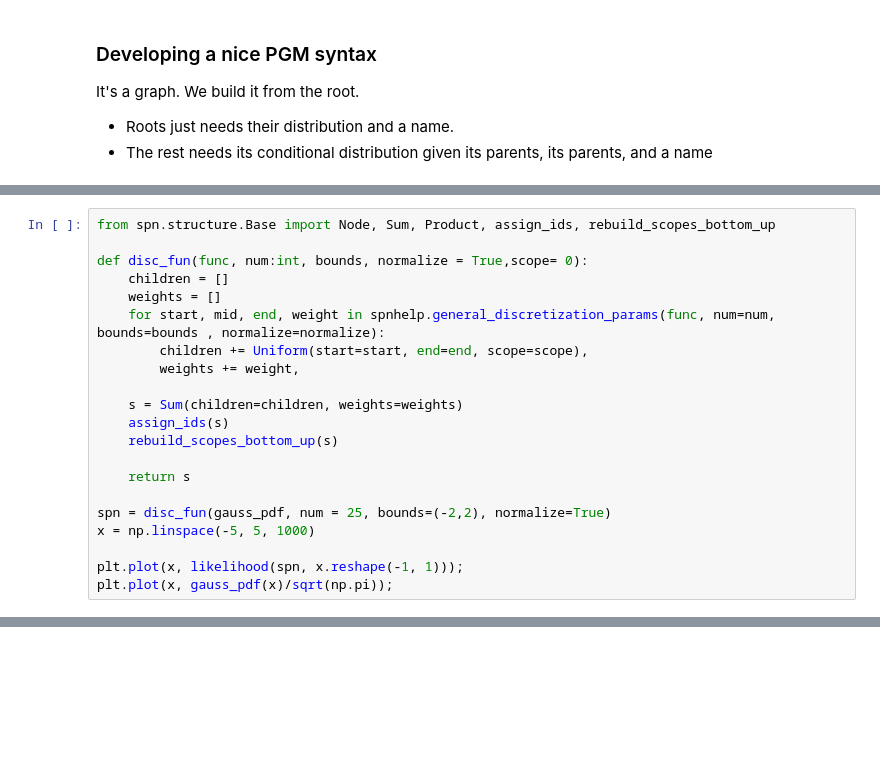
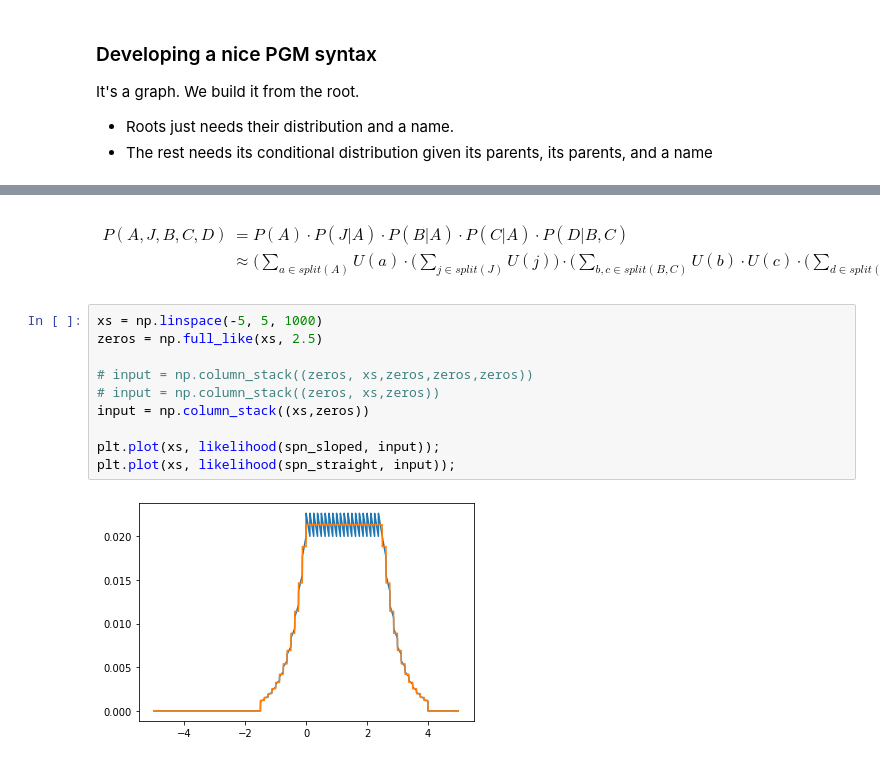
Before and after one commit to Whatisthisname/bayesian_network_to_spn, a Jupyter notebook: nb_pgm_generic_tests.ipynb, the cells around one changed output, grey strips where cells are left out. Saved outputs shown, nothing was run; the diff lists cells and outputs as text; blank space fills up the shorter version.

```diff
--- a/nb_pgm_generic_tests.ipynb
+++ b/nb_pgm_generic_tests.ipynb
@@ -58,21 +35,0 @@ S []
-# %%
-from spn.structure.Base import Node, Sum, Product, assign_ids, rebuild_scopes_bottom_up
-
-def disc_fun(func, num:int, bounds, normalize = True,scope= 0):
-    children = []
-    weights = []
-    for start, mid, end, weight in spnhelp.general_discretization_params(func, num=num, bounds=bounds , normalize=normalize):
-        children += Uniform(start=start, end=end, scope=scope),
-        weights += weight,
-
-    s = Sum(children=children, weights=weights)
-    assign_ids(s)
-    rebuild_scopes_bottom_up(s)
-
-    return s
-
-spn = disc_fun(gauss_pdf, num = 25, bounds=(-2,2), normalize=True)
-x = np.linspace(-5, 5, 1000)
-
-plt.plot(x, likelihood(spn, x.reshape(-1, 1)));
-plt.plot(x, gauss_pdf(x)/sqrt(np.pi));
@@ -163,0 +117,17 @@ NameError: name 'copy' is not defined
+# %% [markdown]
+\begin{align*}
+    P(A, J, B, C, D) &=  P(A) \cdot P(J | A) \cdot P(B | A) \cdot P(C | A) \cdot P(D | B,C)    \\
+    &\approx \Big( \sum_{a\in split(A)} U(a) \cdot \Big(\sum_{j\in split(J)}  U(j) \Big) \cdot  \Big(\sum_{b,c\in split(B, C)} U(b) \cdot U(c) \cdot \Big(\sum_{d\in split(D)}  U(d)\Big)\Big) \Big)
+\end{align*}
+# %%
+xs = np.linspace(-5, 5, 1000)
+zeros = np.full_like(xs, 2.5)
+
+# input = np.column_stack((zeros, xs,zeros,zeros,zeros))
+# input = np.column_stack((zeros, xs,zeros))
+input = np.column_stack((xs,zeros))
+
+plt.plot(xs, likelihood(spn_sloped, input));
+plt.plot(xs, likelihood(spn_straight, input));
+# %% [output]
+[figure, added]
```
Also changed, not shown: parts of 10 cells of this notebook, 20 other files.
